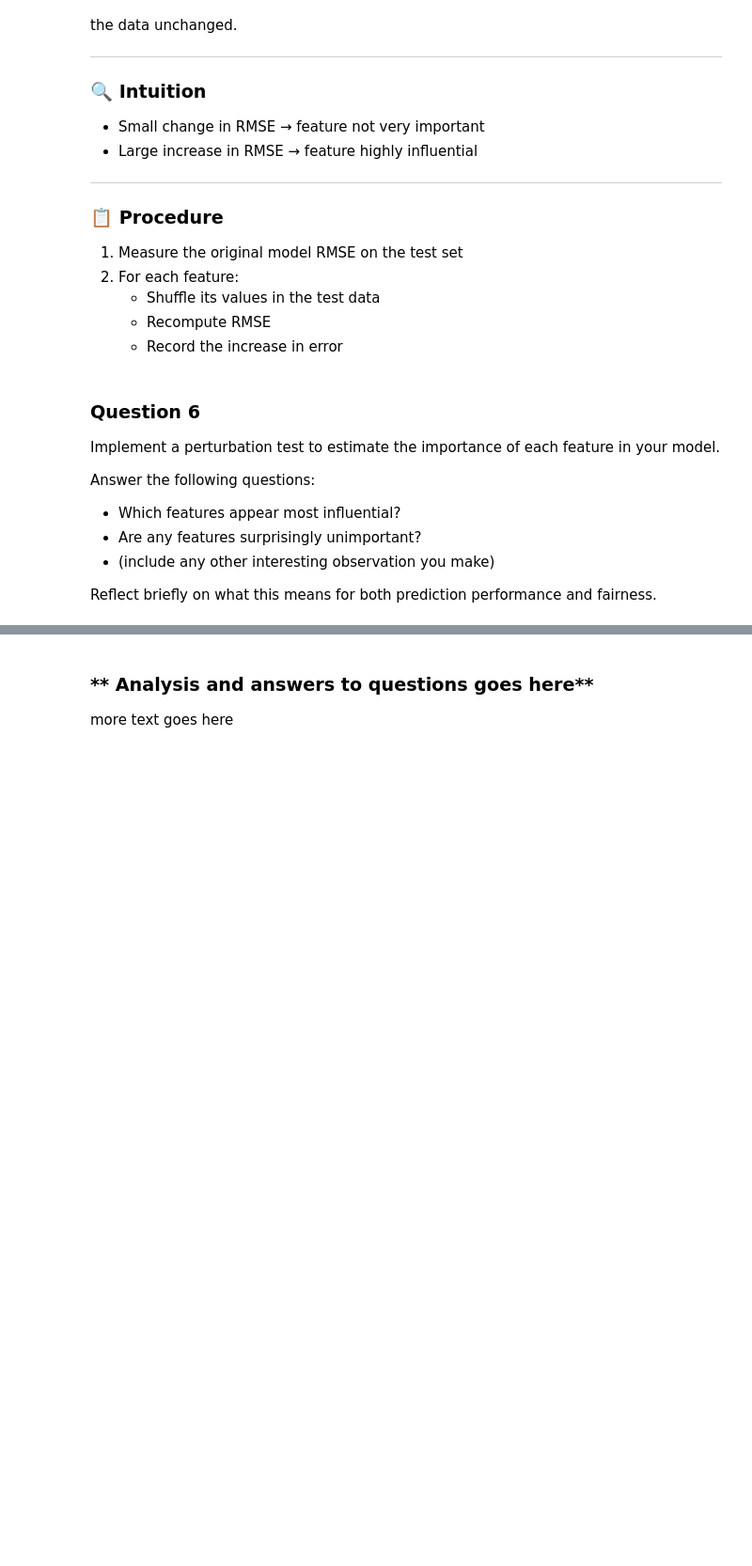
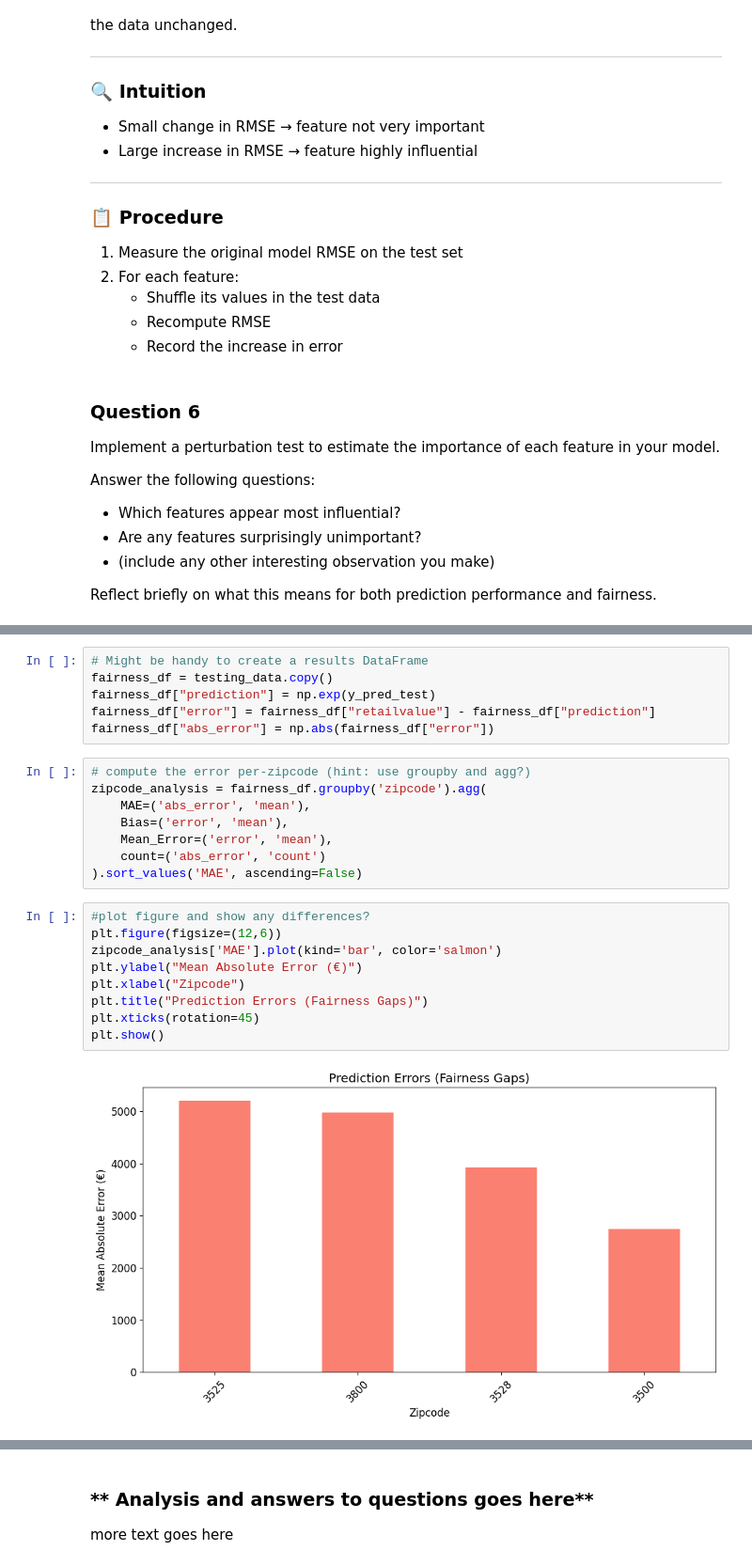
Before and after one commit to MaksiuMilcarz/Data-Analysis, a Jupyter notebook: clinic2/DA-clinic2-max.ipynb, the cells around one changed output, grey strips where cells are left out. Shown at 94% size. Cells and saved outputs as stored; diff of their text form; blank space fills up the shorter version.

```diff
--- a/clinic2/DA-clinic2-max.ipynb
+++ b/clinic2/DA-clinic2-max.ipynb
@@ -1880,0 +2001,25 @@ plt.show()
+# %%
+# Might be handy to create a results DataFrame
+fairness_df = testing_data.copy()
+fairness_df["prediction"] = np.exp(y_pred_test)
+fairness_df["error"] = fairness_df["retailvalue"] - fairness_df["prediction"]
+fairness_df["abs_error"] = np.abs(fairness_df["error"])
+# %%
+# compute the error per-zipcode (hint: use groupby and agg?)
+zipcode_analysis = fairness_df.groupby('zipcode').agg(
+    MAE=('abs_error', 'mean'),
+    Bias=('error', 'mean'),
+    Mean_Error=('error', 'mean'),
+    count=('abs_error', 'count')
+).sort_values('MAE', ascending=False)
+# %%
+#plot figure and show any differences?
+plt.figure(figsize=(12,6))
+zipcode_analysis['MAE'].plot(kind='bar', color='salmon')
+plt.ylabel("Mean Absolute Error (€)")
+plt.xlabel("Zipcode")
+plt.title("Prediction Errors (Fairness Gaps)")
+plt.xticks(rotation=45)
+plt.show()
+# %% [output]
+[figure, added]
```
Also changed, not shown: parts of 15 cells of this notebook.
